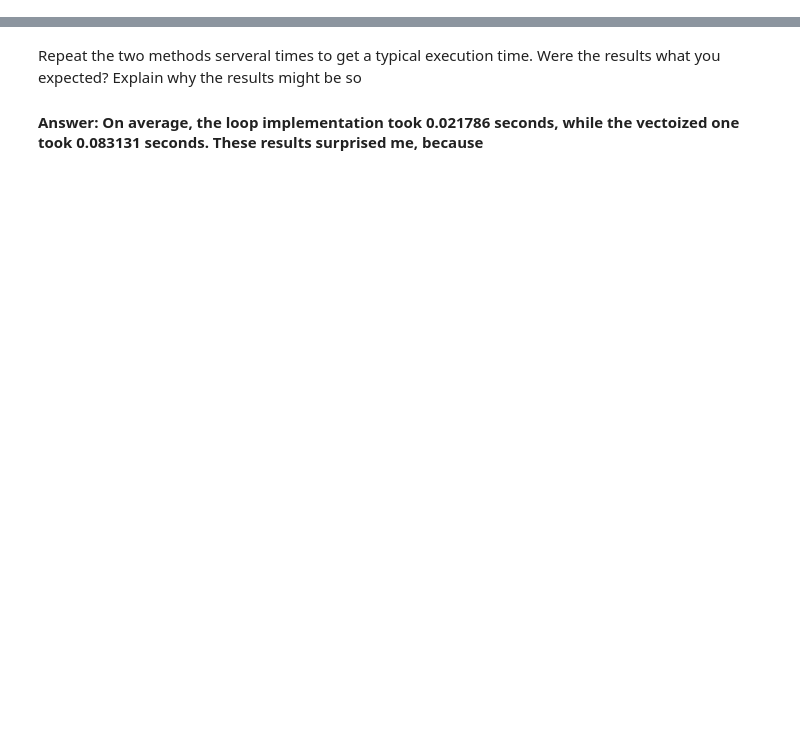
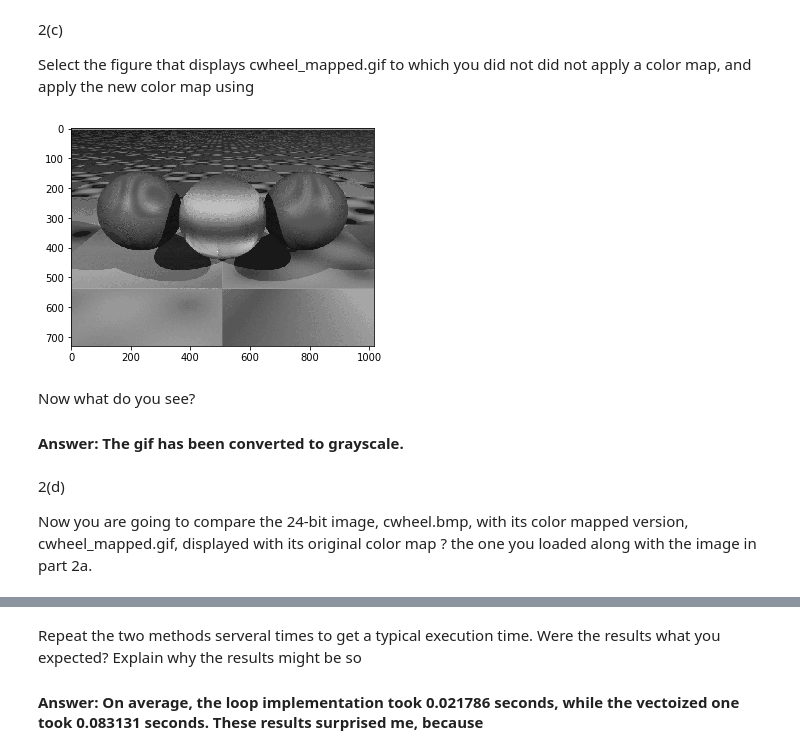
Before and after one commit to zhanwenchen/image_processing_lab1, a Jupyter notebook: Lab 1.ipynb, the cells around one changed output, grey strips where cells are left out. Drawn from its saved outputs; the diff is of its cells as text; code cells hidden in the pictures; blank space fills up the shorter version.

```diff
--- a/Lab 1.ipynb
+++ b/Lab 1.ipynb
@@ -33,0 +263,19 @@ eng.eval('figure; image(I); truesize;', nargout=0, stdout=out, stderr=err)
+# %% [markdown]
+2(c)
+
+Select the figure that displays cwheel_mapped.gif to which you did not did not apply a color map, and apply the new color map using
+# %%
+eng.eval('colormap(cmap2);', nargout=0, stdout=out, stderr=err)
+img = mpimg.imread('2b_gif_grey.bmp')
+plt.imshow(img)
+plt.show()
+# %% [output]
+[figure, added]
+# %% [markdown]
+Now what do you see?
+
+#### Answer: The gif has been converted to grayscale.
+# %% [markdown]
+2(d)
+
+Now you are going to compare the 24-bit image, cwheel.bmp, with its color mapped version, cwheel_mapped.gif, displayed with its original color map ? the one you loaded along with the image in part 2a.
```
Also changed, not shown: parts of 77 cells of this notebook, 14 other files.
